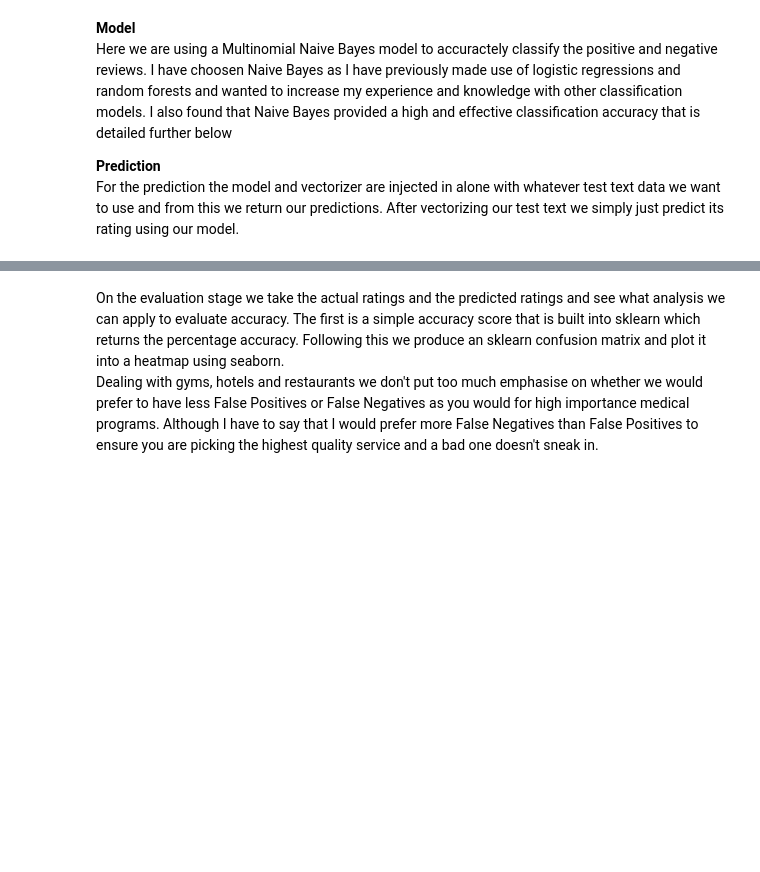
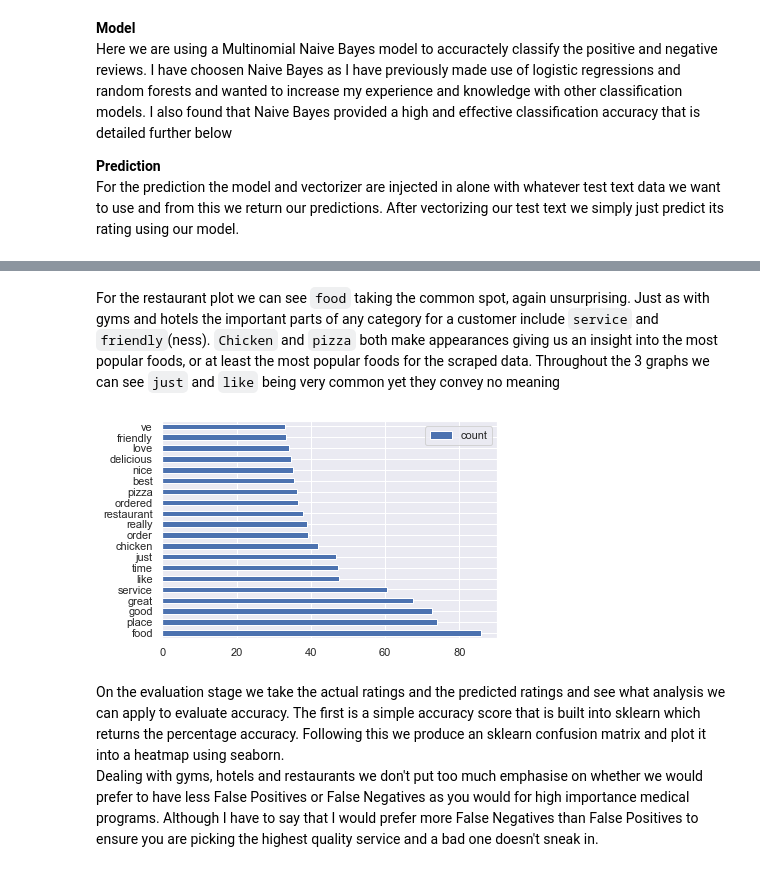
Before and after one commit to RyanJennings1/COMP41680, a Jupyter notebook: COMP41680 Project 2 - 19205824.ipynb, the cells around one changed output, grey strips where cells are left out. Cells and saved outputs as stored; diff of their text form; code cells hidden in the pictures; blank space fills up the shorter version.

```diff
--- a/COMP41680 Project 2 - 19205824.ipynb
+++ b/COMP41680 Project 2 - 19205824.ipynb
@@ -244,3 +273,9 @@ predicted_rest_rating: np.ndarray = generate_prediction(model=rest_model,
+# %% [markdown]
+For the restaurant plot we can see `food` taking the common spot, again unsurprising. Just as with gyms and hotels the important parts of any category for a customer include `service` and `friendly`(ness). `Chicken` and `pizza` both make appearances giving us an insight into the most popular foods, or at least the most popular foods for the scraped data. Throughout the 3 graphs we can see `just` and `like` being very common yet they convey no meaning
+# %%
+plot_most_common_words(train_rest_text, rest_vec)
+# %% [output]
+[figure, added]
 # %% [markdown]
 On the evaluation stage we take the actual ratings and the predicted ratings and see what analysis we can apply to evaluate accuracy. The first is a simple accuracy score that is built into sklearn which returns the percentage accuracy. Following this we produce an sklearn confusion matrix and plot it into a heatmap using seaborn.
 Dealing with gyms, hotels and restaurants we don't put too much emphasise on whether we would prefer to have less False Positives or False Negatives as you would for high importance medical programs. Although I have to say that I would prefer more False Negatives than False Positives to ensure you are picking the highest quality service and a bad one doesn't sneak in.
```
Also changed, not shown: parts of 26 cells of this notebook.
